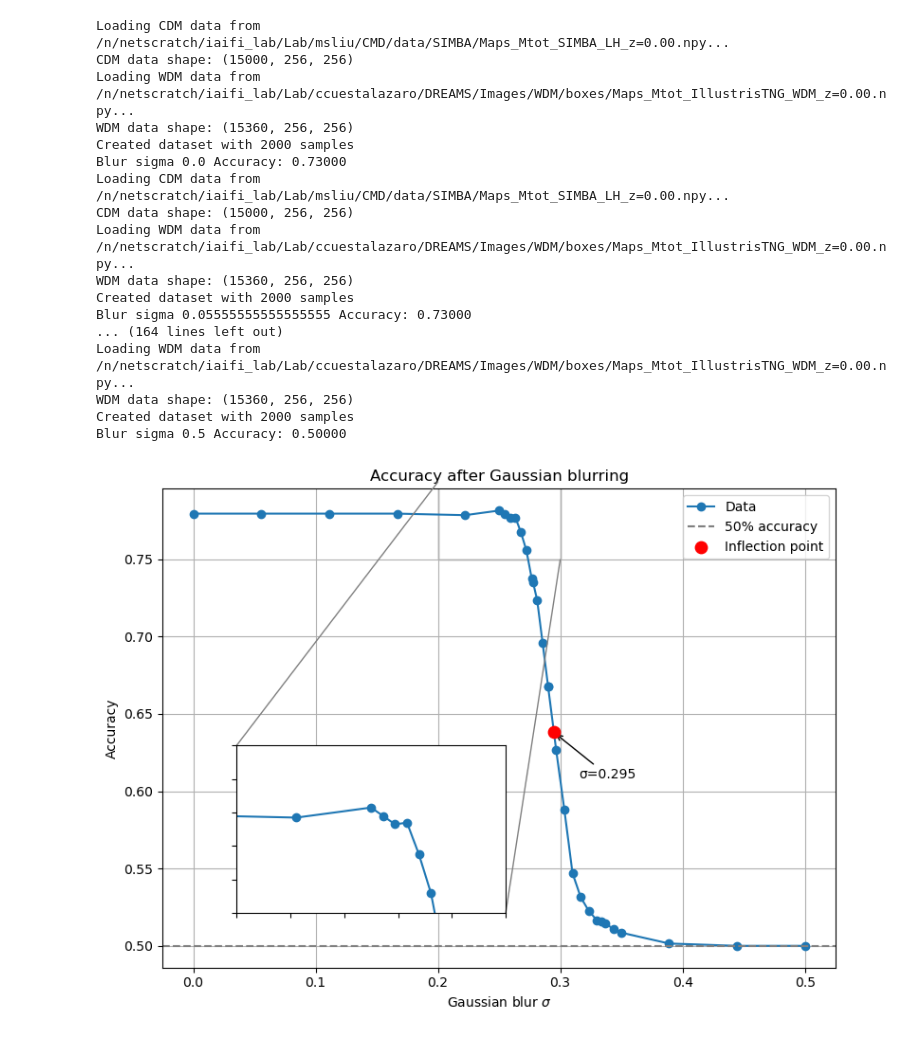
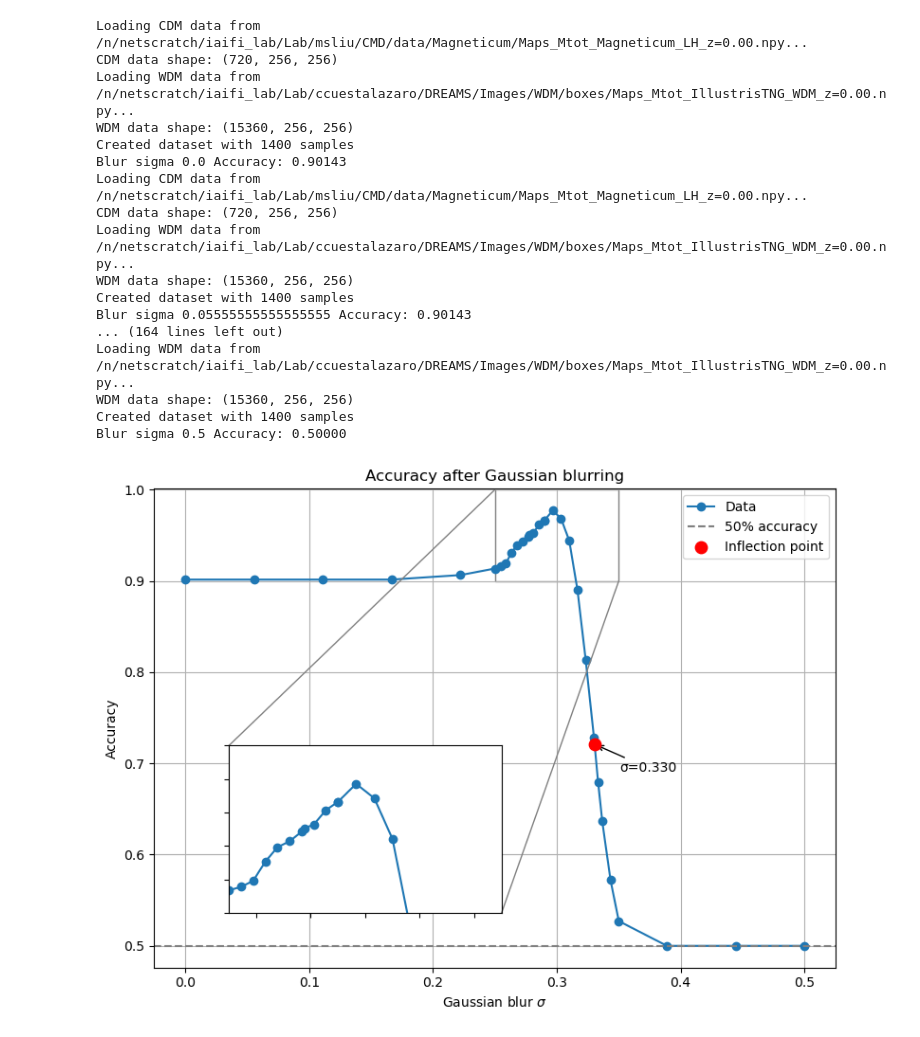
Before and after one commit to mingshauliu/DMLatent, a Jupyter notebook: small_net/blur_acc.ipynb, the cells around one changed output. Saved outputs shown, nothing was run; the diff lists cells and outputs as text; code cells hidden in the pictures.

Commit message:
Update contrast and small_net modules, add flow module Updated small_net figures

```diff
--- a/small_net/blur_acc.ipynb
+++ b/small_net/blur_acc.ipynb
@@ -14,18 +14,18 @@ from models import WDMClassifierTiny, WDMClassifierMedium
 from sklearn.metrics import accuracy_score
 # %%
-cdm_model='SIMBA'
+cdm_model='Magneticum'
 
 cdm_file=f'/n/netscratch/iaifi_lab/Lab/msliu/CMD/data/{cdm_model}/Maps_Mtot_{cdm_model}_LH_z=0.00.npy'
 wdm_file='/n/netscratch/iaifi_lab/Lab/ccuestalazaro/DREAMS/Images/WDM/boxes/Maps_Mtot_IllustrisTNG_WDM_z=0.00.npy'
 
 # Sample indices
-all_indices = random.sample(range(15000), 1000)
+all_indices = random.sample(range(720), 700)
 random.shuffle(all_indices)
 # %%
 device = torch.device("cuda" if torch.cuda.is_available() else "cpu")
 
-model = WDMClassifierMedium().to(device)
-checkpoint = torch.load("best_cnn_model_blur_0_medium.pt", map_location=device, weights_only=True)
+model = WDMClassifierLarge().to(device)
+checkpoint = torch.load("best_cnn_model_blur_0_large.pt", map_location=device, weights_only=True)
 model.load_state_dict(checkpoint["model_state_dict"])
 model.eval()
 # %% [output]
@@ -103,27 +103,27 @@ for s in sigmas:
     print(f"Blur sigma {s} Accuracy: {accuracy:.5f}")
 
     acc.append(accuracy)
-    with open('acc_vs_sigma.txt','a') as file:
+    with open('acc_vs_sigma_large.txt','a') as file:
         file.write(f'{cdm_model} {s:.6f} {accuracy:.6f}\n')
 
 acc = np.asarray(acc)
 # %% [output]
-Loading CDM data from /n/netscratch/iaifi_lab/Lab/msliu/CMD/data/SIMBA/Maps_Mtot_SIMBA_LH_z=0.00.npy...
-CDM data shape: (15000, 256, 256)
+Loading CDM data from /n/netscratch/iaifi_lab/Lab/msliu/CMD/data/Magneticum/Maps_Mtot_Magneticum_LH_z=0.00.npy...
+CDM data shape: (720, 256, 256)
 Loading WDM data from /n/netscratch/iaifi_lab/Lab/ccuestalazaro/DREAMS/Images/WDM/boxes/Maps_Mtot_IllustrisTNG_WDM_z=0.00.npy...
 WDM data shape: (15360, 256, 256)
-Created dataset with 2000 samples
-Blur sigma 0.0 Accuracy: 0.73000
-Loading CDM data from /n/netscratch/iaifi_lab/Lab/msliu/CMD/data/SIMBA/Maps_Mtot_SIMBA_LH_z=0.00.npy...
-CDM data shape: (15000, 256, 256)
+Created dataset with 1400 samples
+Blur sigma 0.0 Accuracy: 0.90143
+Loading CDM data from /n/netscratch/iaifi_lab/Lab/msliu/CMD/data/Magneticum/Maps_Mtot_Magneticum_LH_z=0.00.npy...
+CDM data shape: (720, 256, 256)
 Loading WDM data from /n/netscratch/iaifi_lab/Lab/ccuestalazaro/DREAMS/Images/WDM/boxes/Maps_Mtot_IllustrisTNG_WDM_z=0.00.npy...
 WDM data shape: (15360, 256, 256)
-Created dataset with 2000 samples
-Blur sigma 0.05555555555555555 Accuracy: 0.73000
+Created dataset with 1400 samples
+Blur sigma 0.05555555555555555 Accuracy: 0.90143
 ... (164 lines left out)
 Loading WDM data from /n/netscratch/iaifi_lab/Lab/ccuestalazaro/DREAMS/Images/WDM/boxes/Maps_Mtot_IllustrisTNG_WDM_z=0.00.npy...
 WDM data shape: (15360, 256, 256)
-Created dataset with 2000 samples
+Created dataset with 1400 samples
 Blur sigma 0.5 Accuracy: 0.50000
 # %%
 import numpy as np
@@ -168,35 +168,35 @@ if main_inflect_x is not None:
                 xytext=(main_inflect_x + 0.02, main_inflect_y - 0.03),
                 arrowprops=dict(facecolor='red', arrowstyle='->'))
 
 # --- Inset zoom plot ---
 axins = inset_axes(ax, width="50%", height="70%", loc='lower left',
                    bbox_to_anchor=(0.1, 0.1, 0.8, 0.5), bbox_transform=ax.transAxes)
 
 # Inset content
 axins.plot(x, y, marker='o')
 
 # Inset zoom limits
-x1, x2 = 0.2, 0.3
-y1, y2 = 0.75, 0.8
+x1, x2 = 0.25, 0.35
+y1, y2 = 0.9, 1.0
 axins.set_xlim(x1, x2)
 axins.set_ylim(y1, y2)
 
 # Turn off tick labels for inset for cleaner look
 axins.tick_params(labelleft=False, labelbottom=False)
 
 # Mark zoom region
 mark_inset(ax, axins, loc1=2, loc2=4, fc="none", ec="0.5")
 
 # --- Final touches ---
 ax.set_xlabel('Gaussian blur $\sigma$')
 ax.set_ylabel('Accuracy')
 ax.set_title('Accuracy after Gaussian blurring')
 ax.legend()
 ax.grid(True)
 plt.tight_layout()
 plt.savefig('blur.png')
 plt.show()
 # %% [output]
-[figure, old version]
+[figure, new version]
 # %%
 data = []
```
Also changed, not shown: parts of 4 cells of this notebook, 16 other files.
